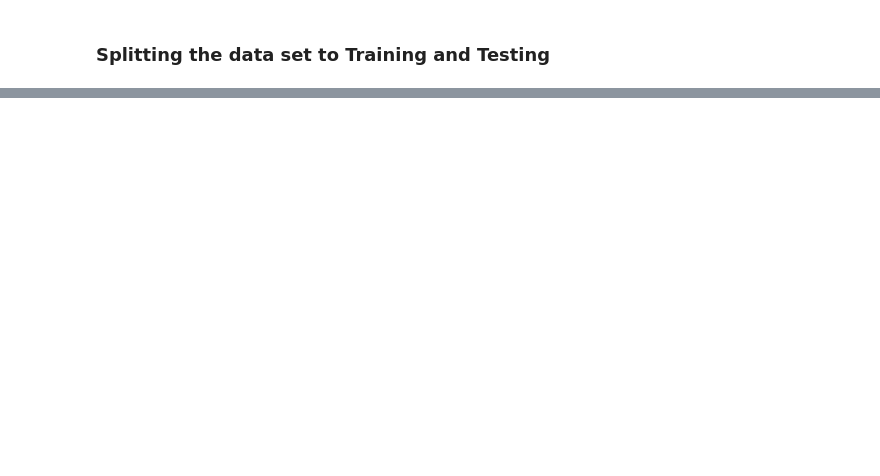
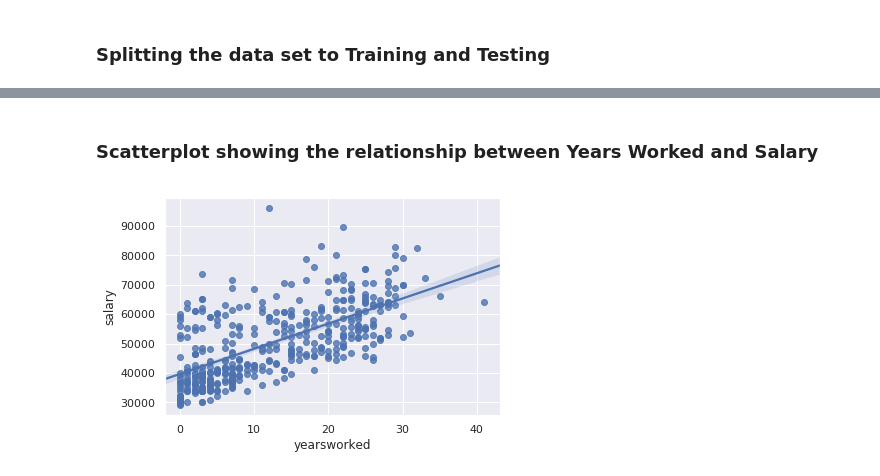
Before and after one commit to jbmasemza/simple_linear_regression, a Jupyter notebook: linear_regression.ipynb, the cells around one changed output, grey strips where cells are left out. Cells and saved outputs as stored; diff of their text form; code cells hidden in the pictures; blank space fills up the shorter version.

```diff
--- a/linear_regression.ipynb
+++ b/linear_regression.ipynb
@@ -66,0 +179,8 @@ train.head()
+# %% [markdown]
+### Scatterplot showing the relationship between Years Worked and Salary
+# %%
+sns.set()
+sns.regplot(x='yearsworked', y='salary', data=train)
+plt.show()
+# %% [output]
+[figure, added]
```
Also changed, not shown: parts of 34 cells of this notebook.
